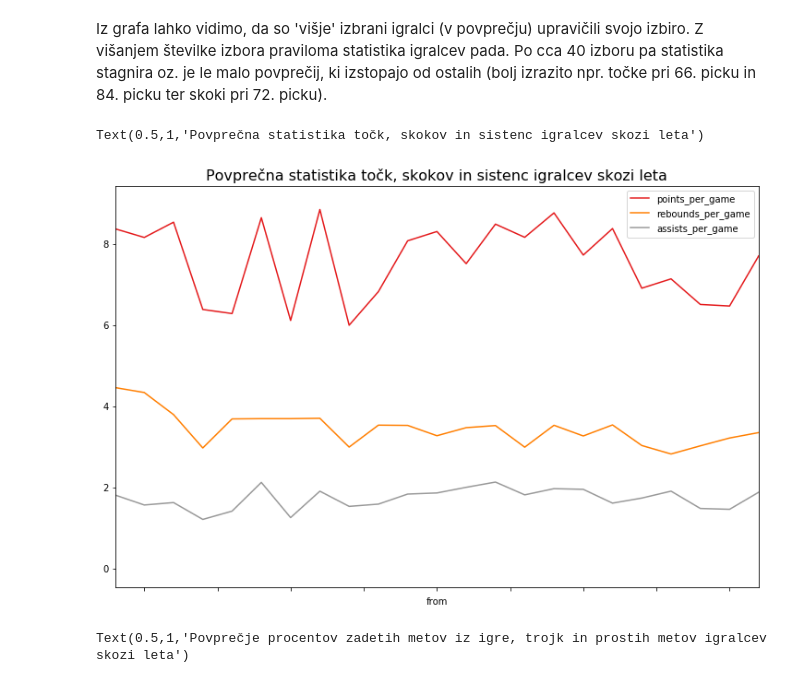
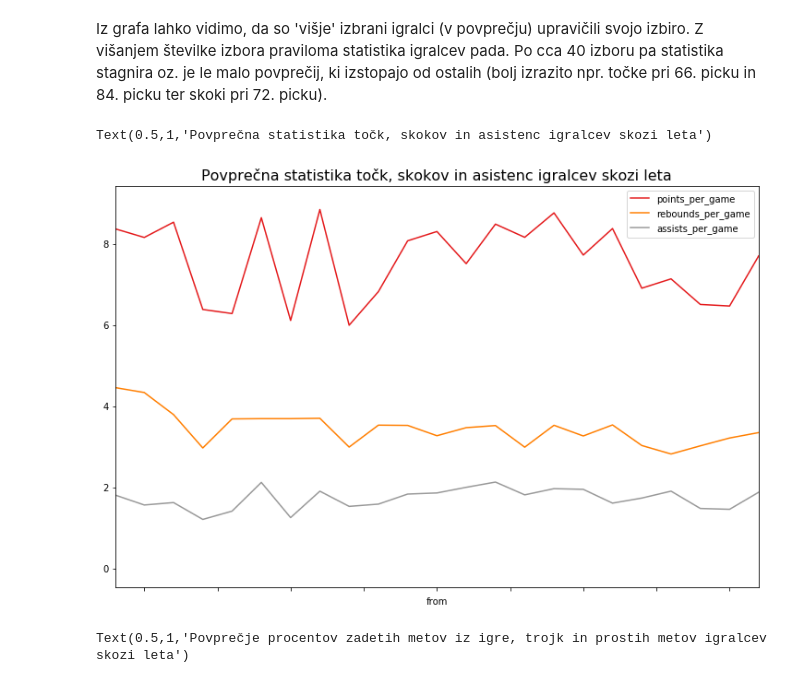
Before and after one commit to sarabizjak7/NBA_players, a Jupyter notebook: data_analysis.ipynb, the cells around one changed output. Saved outputs shown, nothing was run; the diff lists cells and outputs as text; code cells hidden in the pictures.

```diff
--- a/data_analysis.ipynb
+++ b/data_analysis.ipynb
@@ -445,10 +445,10 @@ Text(0.5,1,'Povprečje točk, skokov in asistenc glede izbor na naboru')
 Iz grafa lahko vidimo, da so 'višje' izbrani igralci (v povprečju) upravičili svojo izbiro. Z višanjem številke izbora praviloma statistika igralcev pada. Po cca 40 izboru pa statistika stagnira oz. je le malo povprečij, ki izstopajo od ostalih (bolj izrazito npr. točke pri 66. picku in 84. picku ter skoki pri 72. picku).
 # %%
 podatki.groupby('from').mean()[['points_per_game', 'rebounds_per_game', 'assists_per_game']].plot(colormap='Set1', figsize=(12.5, 8), xlim=(19, 41))
-plot.title('Povprečna statistika točk, skokov in sistenc igralcev skozi leta', fontsize = 16)
+plot.title('Povprečna statistika točk, skokov in asistenc igralcev skozi leta', fontsize = 16)
 # %% [output]
-Text(0.5,1,'Povprečna statistika točk, skokov in sistenc igralcev skozi leta')
+Text(0.5,1,'Povprečna statistika točk, skokov in asistenc igralcev skozi leta')
-[figure, old version]
+[figure, new version]
 # %%
 podatki.groupby('from').mean()[['field_goals', 'three_points', 'free_throws']].plot(colormap='Set1', figsize=(12.5, 8), xlim=(19, 41))
 plot.title('Povprečje procentov zadetih metov iz igre, trojk in prostih metov igralcev skozi leta', fontsize = 16)
```
Also changed, not shown: parts of 1 cell of this notebook.
